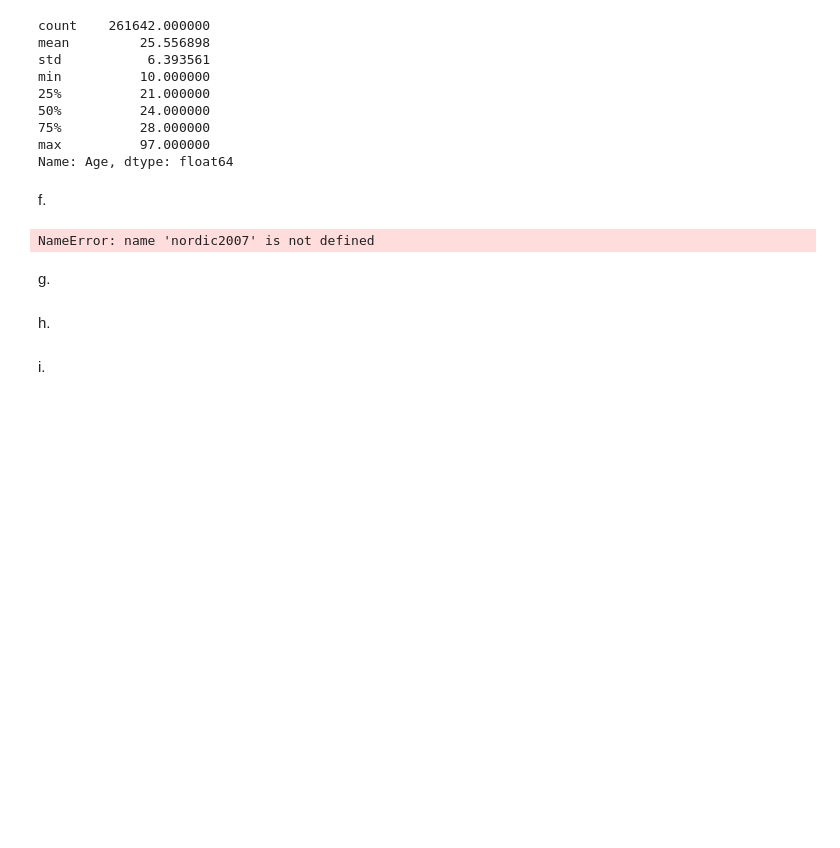
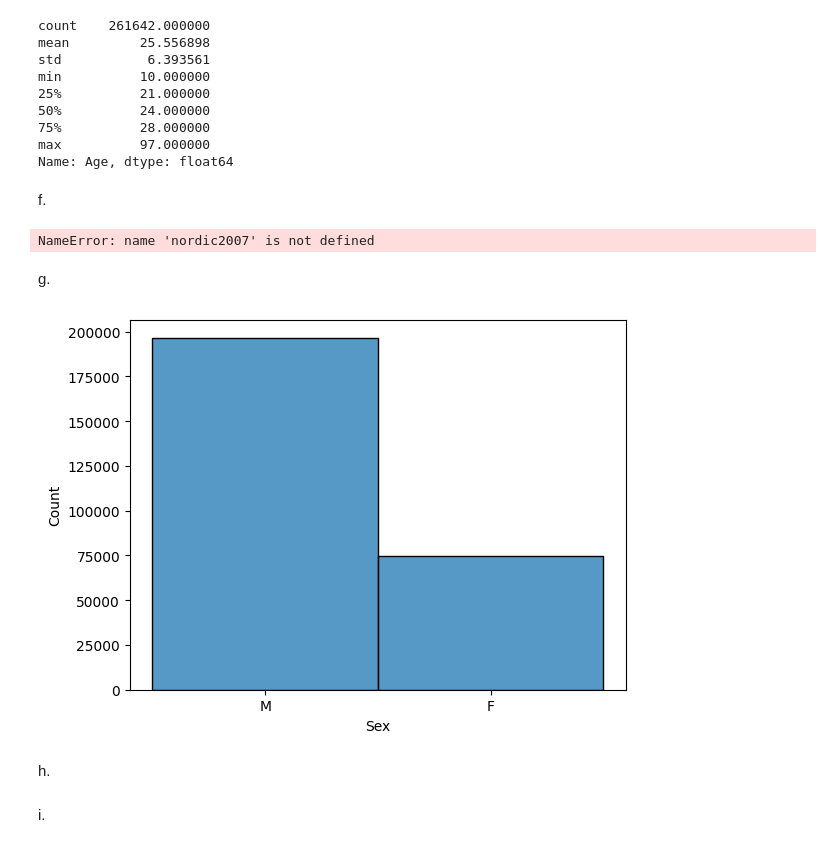
Before and after one commit to Ludwilton/Projekt-OS-Norge, a Jupyter notebook: uppgift_0/uppgift.0.LUDWIG.ipynb, the cells around one changed output. Saved outputs shown, nothing was run; the diff lists cells and outputs as text; code cells hidden in the pictures; blank space fills up the shorter version.

```diff
--- a/uppgift_0/uppgift.0.LUDWIG.ipynb
+++ b/uppgift_0/uppgift.0.LUDWIG.ipynb
@@ -105,11 +105,10 @@ NameError: name 'nordic2007' is not defined
 # %% [markdown]
 g.
 # %%
-male = df[df["Sex"] == "M"]
-female = df[df["Sex"] == "F"]
-
-
-px.pie(df, values="Sex")
+sns.histplot(data=df, x="Sex")
+px.pie(df, names="Sex")
+# %% [output]
+[figure, added]
 # %% [markdown]
 h.
 # %% [markdown]
```
